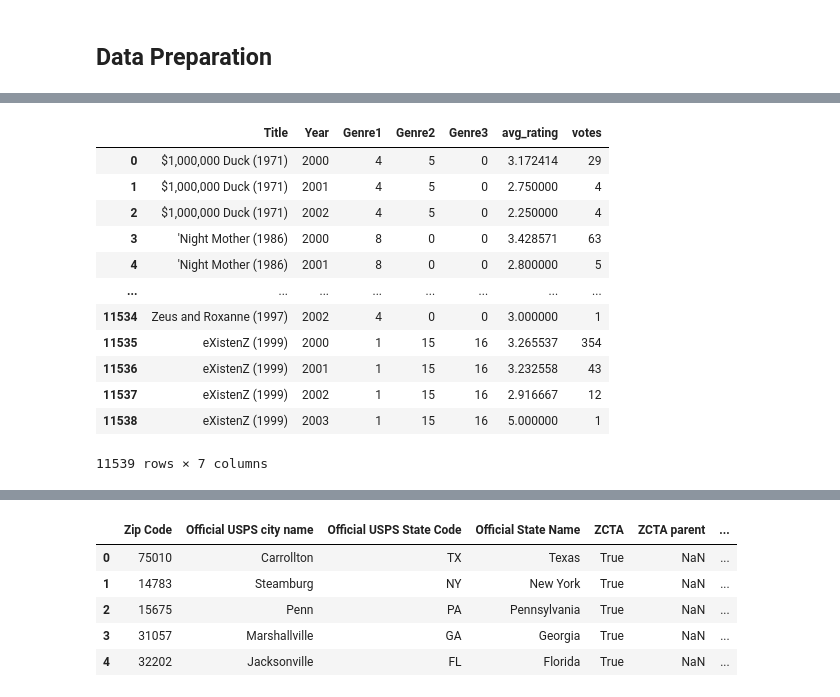
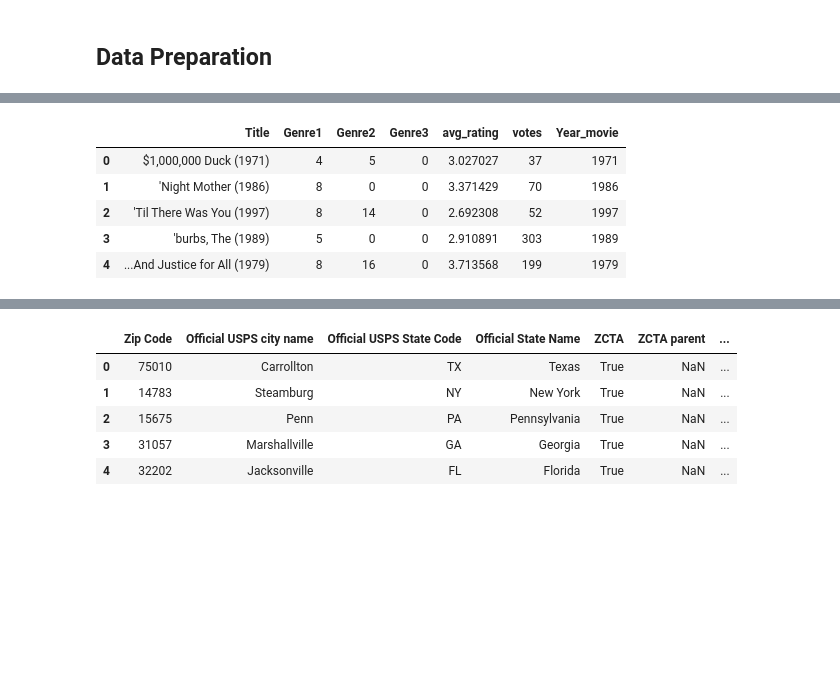
Before and after one commit to woraphonp-038-5/Project-Big-Data, a Jupyter notebook: ThaiBaan_Data_Analytics_and_Modeling.ipynb, the cells around one changed output, grey strips where cells are left out. Cells and saved outputs as stored; diff of their text form; code cells hidden in the pictures; blank space fills up the shorter version.

```diff
--- a/ThaiBaan_Data_Analytics_and_Modeling.ipynb
+++ b/ThaiBaan_Data_Analytics_and_Modeling.ipynb
@@ -144,9 +129,24 @@ merged_df = merged_df.drop(columns=['Genres'])
-# %%
-merged_df['DayOfWeek'] = merged_df['Datetime'].dt.dayofweek  # Monday=0, Sunday=6
-merged_df['Month'] = merged_df['Datetime'].dt.month
-merged_df['Year'] = merged_df['Datetime'].dt.year
-merged_df['Hour'] = merged_df['Datetime'].dt.time
 # %%
+# Date Time
+merged_df['Datetime'] = pd.to_datetime(merged_df['Timestamp'], unit='s')
+
+# แยกคอลัมน์ Genres ด้วยตัวคั่น '|'
+# โดยจำกัดจำนวนคอลัมน์สูงสุดเป็น 3 (สามารถเพิ่มหรือลดตามความเหมาะสม)
+split_genres = merged_df['Genres'].str.split('|', expand=True)
+
+# ตั้งชื่อคอลัมน์ใหม่ Genre1, Genre2, Genre3 โดยใช้ iloc เพื่อเลือกคอลัมน์ที่ต้องการ
+merged_df['Genre1'] = split_genres.iloc[:, 0]
+merged_df['Genre2'] = split_genres.iloc[:, 1]
+merged_df['Genre3'] = split_genres.iloc[:, 2]
+
+# ลบคอลัมน์ Genres ออก
+merged_df = merged_df.drop(columns=['Genres'])
+
+merged_df['DayOfWeek'] = merged_df['Datetime'].dt.dayofweek  # Monday=0, Sunday=6
+merged_df['Month'] = merged_df['Datetime'].dt.month
+merged_df['Year_vote'] = merged_df['Datetime'].dt.year
+merged_df['Hour'] = merged_df['Datetime'].dt.time
+
 # ฟังก์ชันเพื่อแปลง Genre เป็นตัวเลข
 def genre_to_number(genre):
     # ถ้า genre เป็น None หรือค่าว่าง ให้คืนค่า 0
@@ -197,25 +197,21 @@ merged_df.head()
 # %%
 # คำนวณค่าเฉลี่ยการให้คะแนน (avg_rating) และจำนวนผู้ใช้ที่ให้คะแนน (votes) ต่อเรื่อง
 movie_stats = (
-    merged_df.groupby(['Title', 'Year', 'Genre1', 'Genre2', 'Genre3'])
+    merged_df.groupby(['Title', 'Genre1', 'Genre2', 'Genre3'])
     .agg(avg_rating=('Rating', 'mean'), votes=('UserID', 'nunique'))
     .reset_index()
 )
 
+
+# Extract the year from the title
+movie_stats['Year_movie'] = movie_stats['Title'].str.extract(r'\((\d{4})\)').astype(str)
 # แสดงผลลัพธ์
-movie_stats
+movie_stats.head()
 # %% [output]
-|  | Title | Year | Genre1 | Genre2 | Genre3 | avg_rating | votes |
-| 0 | $1,000,000 Duck (1971) | 2000 | 4 | 5 | 0 | 3.172414 | 29 |
-| 1 | $1,000,000 Duck (1971) | 2001 | 4 | 5 | 0 | 2.750000 | 4 |
-| 2 | $1,000,000 Duck (1971) | 2002 | 4 | 5 | 0 | 2.250000 | 4 |
-| 3 | 'Night Mother (1986) | 2000 | 8 | 0 | 0 | 3.428571 | 63 |
-| 4 | 'Night Mother (1986) | 2001 | 8 | 0 | 0 | 2.800000 | 5 |
-| ... | ... | ... | ... | ... | ... | ... | ... |
-| 11534 | Zeus and Roxanne (1997) | 2002 | 4 | 0 | 0 | 3.000000 | 1 |
-| 11535 | eXistenZ (1999) | 2000 | 1 | 15 | 16 | 3.265537 | 354 |
-| 11536 | eXistenZ (1999) | 2001 | 1 | 15 | 16 | 3.232558 | 43 |
-| 11537 | eXistenZ (1999) | 2002 | 1 | 15 | 16 | 2.916667 | 12 |
-| 11538 | eXistenZ (1999) | 2003 | 1 | 15 | 16 | 5.000000 | 1 |
+|  | Title | Genre1 | Genre2 | Genre3 | avg_rating | votes | Year_movie |
+| 0 | $1,000,000 Duck (1971) | 4 | 5 | 0 | 3.027027 | 37 | 1971 |
+| 1 | 'Night Mother (1986) | 8 | 0 | 0 | 3.371429 | 70 | 1986 |
+| 2 | 'Til There Was You (1997) | 8 | 14 | 0 | 2.692308 | 52 | 1997 |
+| 3 | 'burbs, The (1989) | 5 | 0 | 0 | 2.910891 | 303 | 1989 |
+| 4 | ...And Justice for All (1979) | 8 | 16 | 0 | 3.713568 | 199 | 1979 |
-11539 rows × 7 columns
 # %%
```
Also changed, not shown: parts of 21 cells of this notebook.
